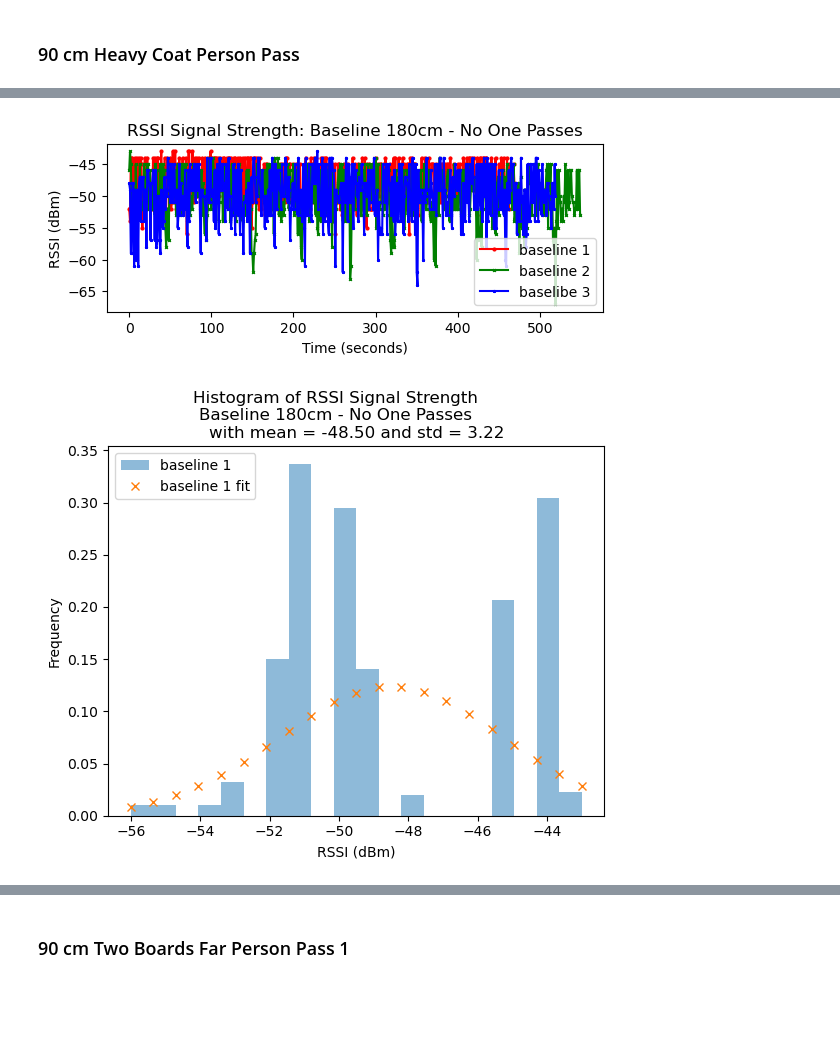
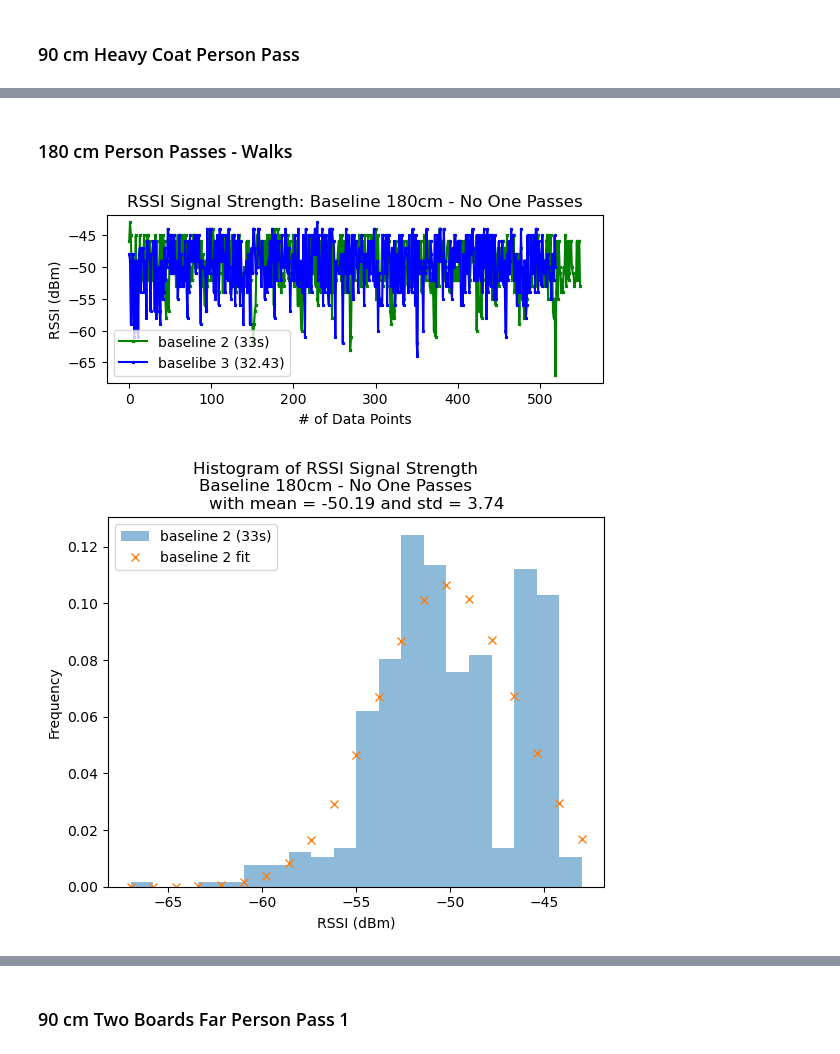
Before and after one commit to SuP3RM/Foot-Traffic, a Jupyter notebook: graphs.ipynb, the cells around one changed output, grey strips where cells are left out. Cells and saved outputs as stored; diff of their text form; code cells hidden in the pictures; blank space fills up the shorter version.

Commit message:
update to include times

```diff
--- a/graphs.ipynb
+++ b/graphs.ipynb
@@ -512,3 +554,5 @@ plt.show()
+# %% [markdown]
+### 180 cm Person Passes - Walks
 # %%
 # define data
 # get data from csv file="FootTrafic_90cm_HeavyCoat"
@@ -528,33 +572,32 @@ x_pass_3 = x_pass_3[~np.isnan(x_pass_3)]
 # %%
 plt.figure(1)
 plt.subplot(211)
-plt.plot(x_pass_1, label='baseline 1', marker='o', markersize=2, color='red')
-plt.plot(x_pass_2, label='baseline 2', marker='x', markersize=2, color='green')
-plt.plot(x_pass_3, label='baselibe 3', marker='*', markersize=2, color='blue')
-plt.xlabel('Time (seconds)')
+plt.plot(x_pass_2, label='baseline 2 (33s)', marker='x', markersize=2, color='green')
+plt.plot(x_pass_3, label='baselibe 3 (32.43)', marker='*', markersize=2, color='blue')
+plt.xlabel('# of Data Points')
 plt.ylabel('RSSI (dBm)')
 plt.title('RSSI Signal Strength: Baseline 180cm - No One Passes')
 plt.legend()
 plt.show()
 # %% [output]
-[figure, old version]
+[figure, new version]
 # %%
-# add a 'best fit' line 1
-fig, ax = plt.subplots()
-n, bins, pacthes = ax.hist(x_pass_1, bins=20, label='baseline 1', alpha=0.5, density=True)
+# add a 'best fit' line 2
+fig2, ax2 = plt.subplots()
+n, bins, pacthes = ax2.hist(x_pass_2, bins=20, label='baseline 2 (33s)', alpha=0.5, density=True)
 
 # plot the histogram of the RSSI values
-y = ((1 / (np.sqrt(2 * np.pi) * np.std(x_pass_1))) *
-        np.exp(-0.5 * (1 / np.std(x_pass_1) * (bins - np.mean(x_pass_1))) ** 2))
-ax.plot(bins, y, 'x', label='baseline 1 fit')
+y = ((1 / (np.sqrt(2 * np.pi) * np.std(x_pass_2))) *
+        np.exp(-0.5 * (1 / np.std(x_pass_2) * (bins - np.mean(x_pass_2))) ** 2))
+ax2.plot(bins, y, 'x', label='baseline 2 fit')
 
 plt.xlabel('RSSI (dBm)')
 plt.ylabel('Frequency')
 plt.title('Histogram of RSSI Signal Strength\
         \nBaseline 180cm - No One Passes\
-        \nwith mean = %.2f and std = %.2f' % (np.mean(x_pass_1), np.std(x_pass_1)))
+        \nwith mean = %.2f and std = %.2f' % (np.mean(x_pass_2), np.std(x_pass_2)))
 plt.legend()
 plt.show()
 # %% [output]
-[figure, old version]
+[figure, new version]
 # %%
```
Also changed, not shown: parts of 44 cells of this notebook.
